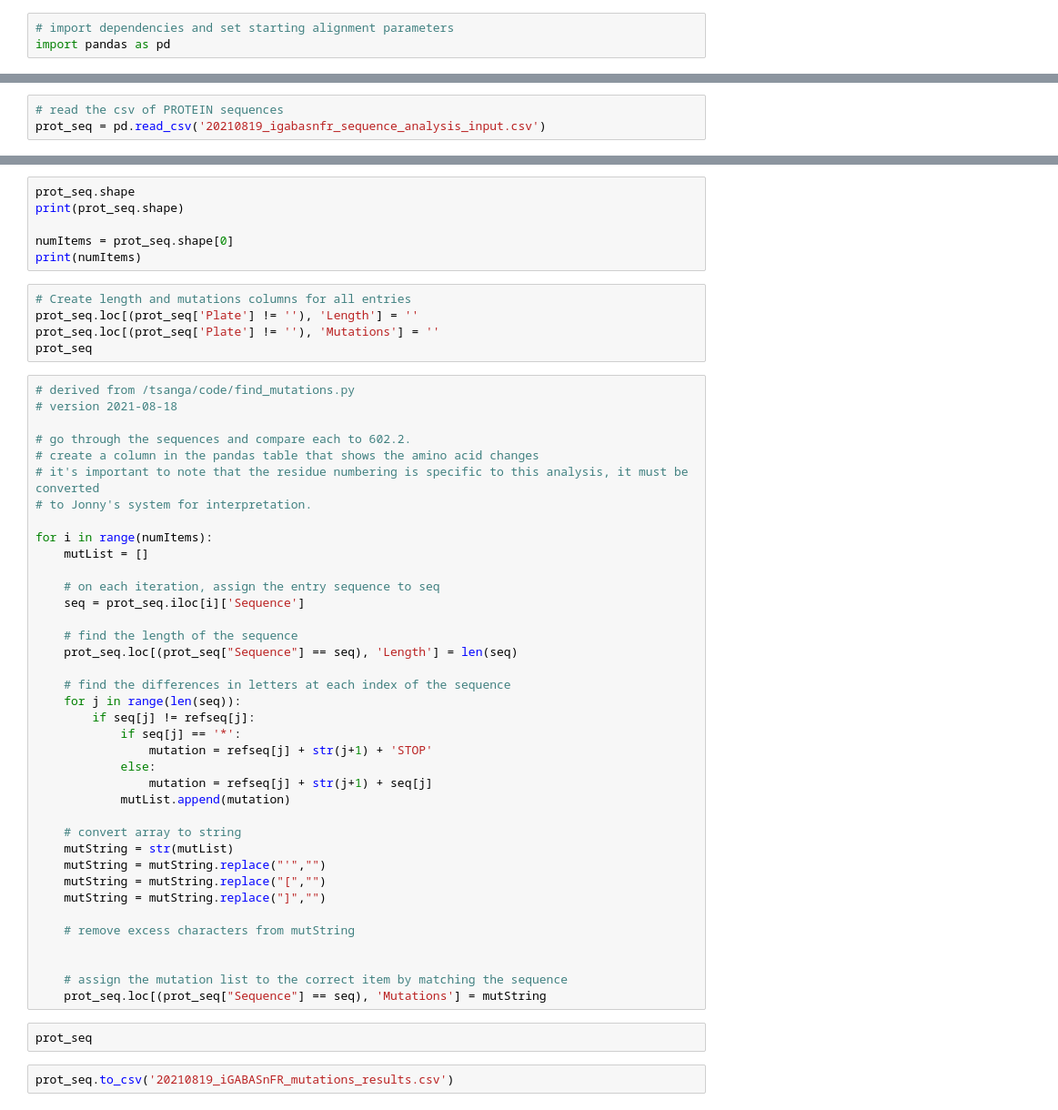
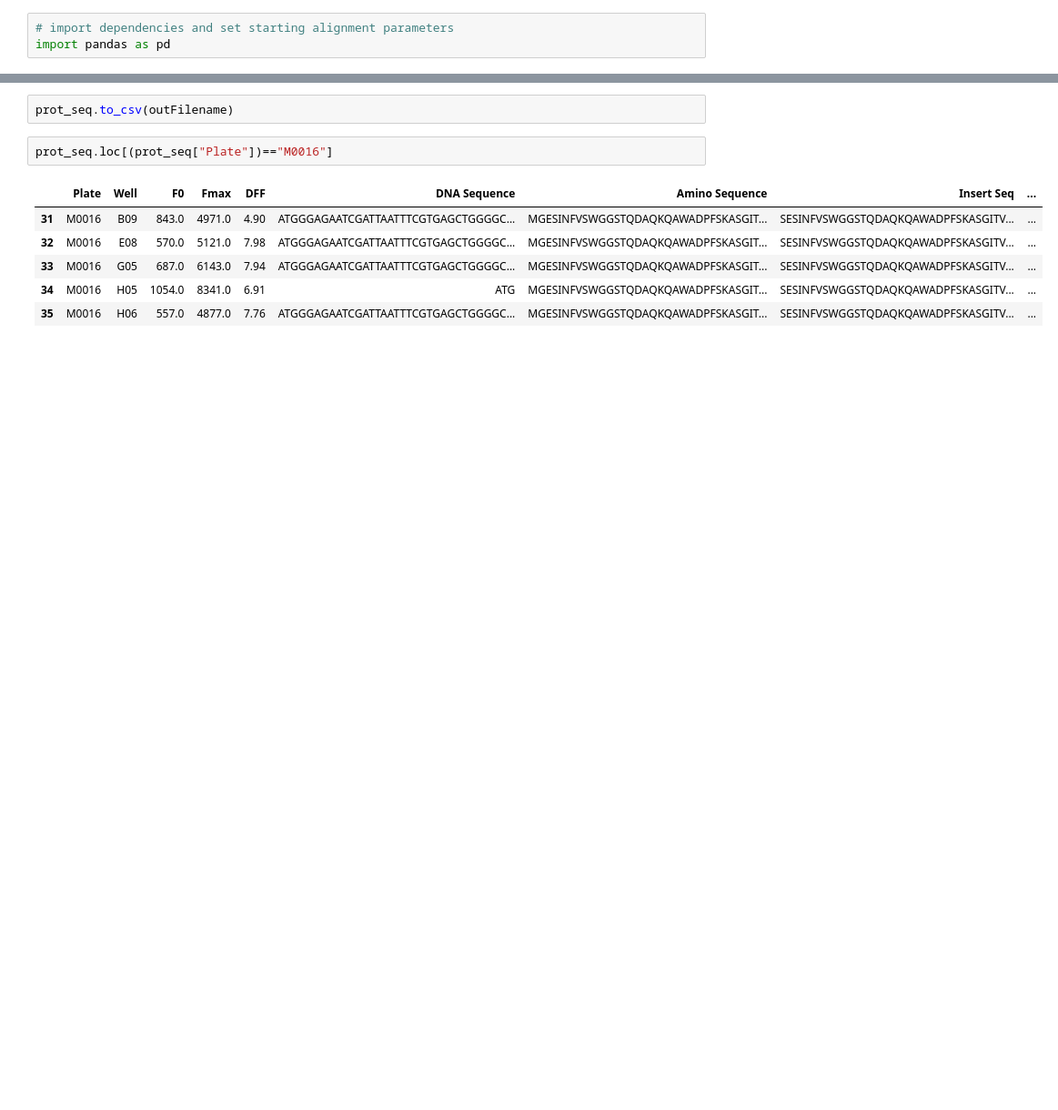
Before and after one commit to aktsang/igaba_lysate_screen_analysis, a Jupyter notebook: analyze_sequences.ipynb, the cells around one changed output, grey strips where cells are left out. Shown at 91% size. Drawn from its saved outputs; the diff is of its cells as text; blank space fills up the shorter version.

```diff
--- a/analyze_sequences.ipynb
+++ b/analyze_sequences.ipynb
@@ -9,3 +25,0 @@ refseq = 'MGESINFVSWGGSTQDAQKQAWADPFSKASGITVVQDGPTDYGKLKAMVESGNVQWDVVDVEADFALRAA
-# %%
-# read the csv of PROTEIN sequences
-prot_seq = pd.read_csv('20210819_igabasnfr_sequence_analysis_input.csv')
@@ -14,53 +139,11 @@ prot_seq
-# %%
-prot_seq.shape
-print(prot_seq.shape)
-
-numItems = prot_seq.shape[0]
-print(numItems)
-# %%
-# Create length and mutations columns for all entries
-prot_seq.loc[(prot_seq['Plate'] != ''), 'Length'] = ''
-prot_seq.loc[(prot_seq['Plate'] != ''), 'Mutations'] = ''
-prot_seq
-# %%
-# derived from /tsanga/code/find_mutations.py
-# version 2021-08-18
-
-# go through the sequences and compare each to 602.2.
-# create a column in the pandas table that shows the amino acid changes
-# it's important to note that the residue numbering is specific to this analysis, it must be converted
-# to Jonny's system for interpretation.
-
-for i in range(numItems):
-    mutList = []
-
-    # on each iteration, assign the entry sequence to seq
-    seq = prot_seq.iloc[i]['Sequence']
-
-    # find the length of the sequence
-    prot_seq.loc[(prot_seq["Sequence"] == seq), 'Length'] = len(seq)
-
-    # find the differences in letters at each index of the sequence
-    for j in range(len(seq)):
-        if seq[j] != refseq[j]:
-            if seq[j] == '*':
-                mutation = refseq[j] + str(j+1) + 'STOP'
-            else:
-                mutation = refseq[j] + str(j+1) + seq[j]
-            mutList.append(mutation)
-
-    # convert array to string
-    mutString = str(mutList)
-    mutString = mutString.replace("'","")
-    mutString = mutString.replace("[","")
-    mutString = mutString.replace("]","")
-
-    # remove excess characters from mutString
-
-
-    # assign the mutation list to the correct item by matching the sequence
-    prot_seq.loc[(prot_seq["Sequence"] == seq), 'Mutations'] = mutString
 # %%
-prot_seq
+prot_seq.to_csv(outFilename)
-# %%
-prot_seq.to_csv('20210819_iGABASnFR_mutations_results.csv')
+# %%
+prot_seq.loc[(prot_seq["Plate"])=="M0016"]
+# %% [output]
+|  | Plate | Well | F0 | Fmax | DFF | DNA Sequence | Amino Sequence | Insert Seq | ... |
+| 31 | M0016 | B09 | 843.0 | 4971.0 | 4.90 | ATGGGAGAATCGATTAATTTCGTGAGCTGGGGC... | MGESINFVSWGGSTQDAQKQAWADPFSKASGIT... | SESINFVSWGGSTQDAQKQAWADPFSKASGITV... | ... |
+| 32 | M0016 | E08 | 570.0 | 5121.0 | 7.98 | ATGGGAGAATCGATTAATTTCGTGAGCTGGGGC... | MGESINFVSWGGSTQDAQKQAWADPFSKASGIT... | SESINFVSWGGSTQDAQKQAWADPFSKASGITV... | ... |
+| 33 | M0016 | G05 | 687.0 | 6143.0 | 7.94 | ATGGGAGAATCGATTAATTTCGTGAGCTGGGGC... | MGESINFVSWGGSTQDAQKQAWADPFSKASGIT... | SESINFVSWGGSTQDAQKQAWADPFSKASGITV... | ... |
+| 34 | M0016 | H05 | 1054.0 | 8341.0 | 6.91 | ATG | MGESINFVSWGGSTQDAQKQAWADPFSKASGIT... | SESINFVSWGGSTQDAQKQAWADPFSKASGITV... | ... |
+| 35 | M0016 | H06 | 557.0 | 4877.0 | 7.76 | ATGGGAGAATCGATTAATTTCGTGAGCTGGGGC... | MGESINFVSWGGSTQDAQKQAWADPFSKASGIT... | SESINFVSWGGSTQDAQKQAWADPFSKASGITV... | ... |
```
Also changed, not shown: parts of 10 cells of this notebook.
